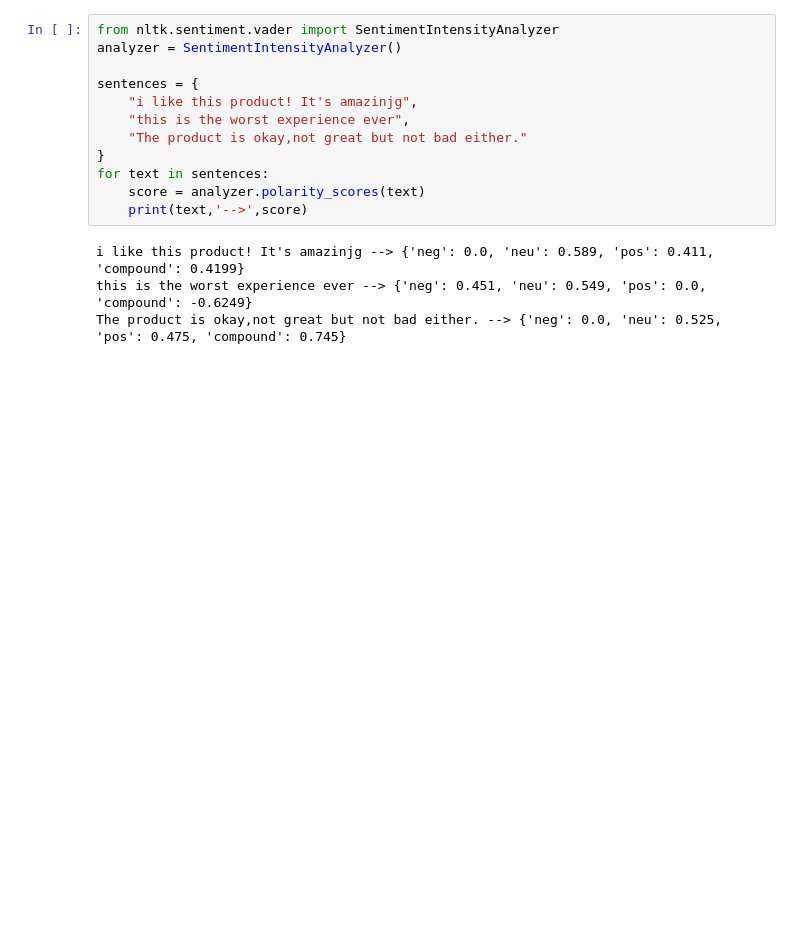
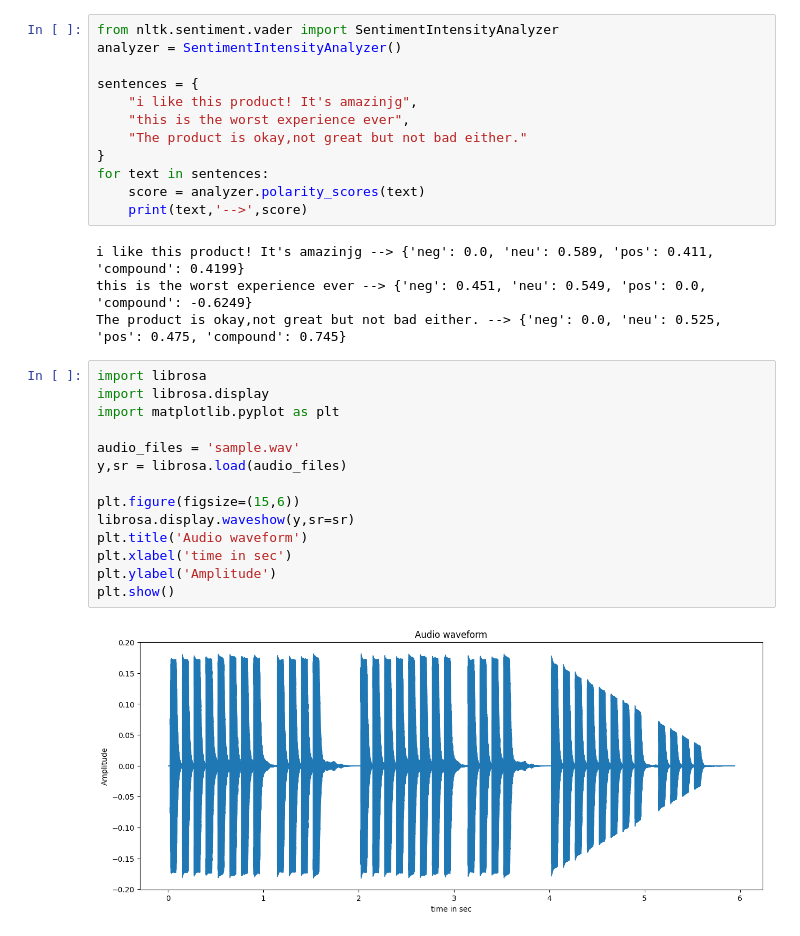
Before and after one commit to Akshay-Miyatra/Machine-Learning, a Jupyter notebook: NLP.ipynb, the cells around one changed output. Drawn from its saved outputs; the diff is of its cells as text; blank space fills up the shorter version.

```diff
--- a/NLP.ipynb
+++ b/NLP.ipynb
@@ -137,3 +137,19 @@ for text in sentences:
 i like this product! It's amazinjg --> {'neg': 0.0, 'neu': 0.589, 'pos': 0.411, 'compound': 0.4199}
 this is the worst experience ever --> {'neg': 0.451, 'neu': 0.549, 'pos': 0.0, 'compound': -0.6249}
 The product is okay,not great but not bad either. --> {'neg': 0.0, 'neu': 0.525, 'pos': 0.475, 'compound': 0.745}
+# %%
+import librosa
+import librosa.display
+import matplotlib.pyplot as plt
+
+audio_files = 'sample.wav'
+y,sr = librosa.load(audio_files)
+
+plt.figure(figsize=(15,6))
+librosa.display.waveshow(y,sr=sr)
+plt.title('Audio waveform')
+plt.xlabel('time in sec')
+plt.ylabel('Amplitude')
+plt.show()
+# %% [output]
+[figure, added]
```
Also changed, not shown: parts of 1 cell of this notebook.
